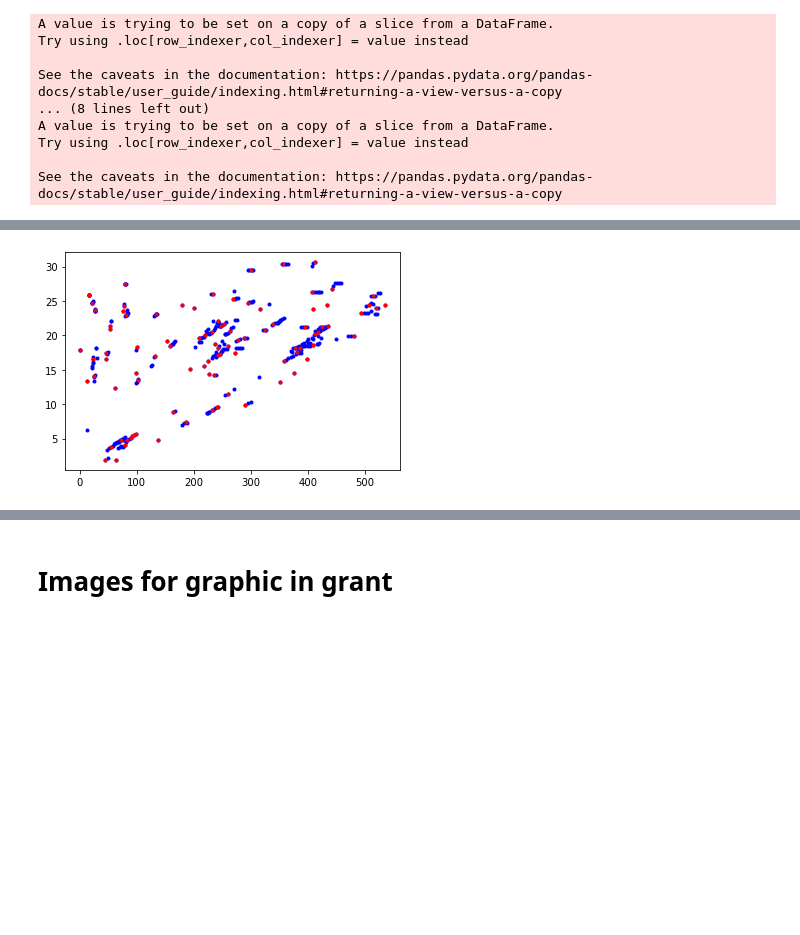
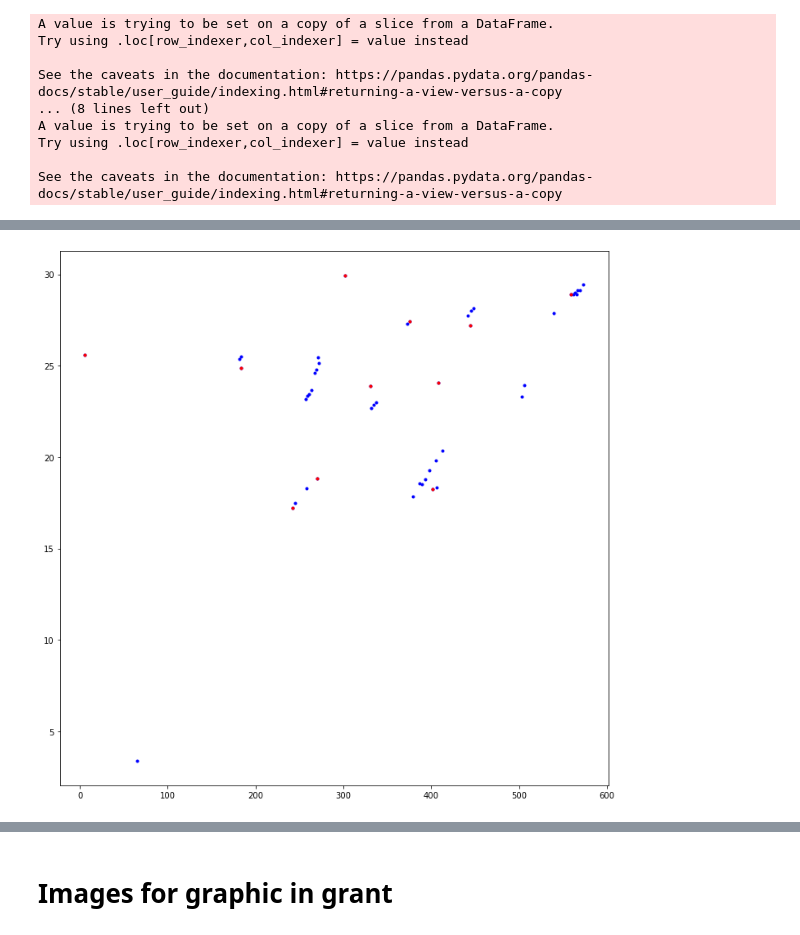
Before and after one commit to mjyb16/DESI_clusters_dumping_ground, a Jupyter notebook: DESI_Looped.ipynb, the cells around one changed output, grey strips where cells are left out. Cells and saved outputs as stored; diff of their text form; code cells hidden in the pictures; blank space fills up the shorter version.

```diff
--- a/DESI_Looped.ipynb
+++ b/DESI_Looped.ipynb
@@ -228,5 +173,5 @@ print((r**a)*(np.e**-(r**b)))
 # %%
-sample_real = binned[40]
+"""sample_real = binned[40]
 massive_sample = sample_real[sample_real.mass>11]
 if len(massive_sample)>0:
     massive_tree = spatial.cKDTree(massive_sample[["x", "y"]], copy_data = True)
@@ -242,5 +187,5 @@ if len(massive_sample)>0:
     sample.reset_index(inplace=True)
     massive_sample.reset_index(inplace=True)
     massive_sample["neighbor_numbers"] = pd.Series(neighbors)
-    massive_sample["neighbors"] = pd.Series(counts)
+    massive_sample["neighbors"] = pd.Series(counts)"""
 # %% [output]
@@ -297,6 +224,13 @@ def mclusters(binned, binned_g, C = 2.5, r = 2):
         for i in range (0, len(massive_sample)):
             massive_sample["med_red"][i] = np.median(reds[massive_sample.neighbor_numbers[i]])
 
+        massive_sample["mean_x"] = np.zeros(len(massive_sample))
+        for i in range (0, len(massive_sample)):
+            massive_sample["mean_x"][i] = np.mean(sample.x[massive_sample.neighbor_numbers[i]])
+        massive_sample["mean_y"] = np.zeros(len(massive_sample))
+        for i in range (0, len(massive_sample)):
+            massive_sample["mean_y"][i] = np.mean(sample.y[massive_sample.neighbor_numbers[i]])
+
         threshold = C*np.median(counts)
         clusters = massive_sample[massive_sample.neighbors>=threshold]
 
@@ -317,6 +251,7 @@ def mclusters(binned, binned_g, C = 2.5, r = 2):
                     for index2 in gal.cluster_neighbor_numbers:
                         if clusters.at[index2, "ncluster"] == 0:
                             clusters.at[index2, "ncluster"] = clusternum
+
                     clusternum+=1
 
             cluster_center = clusters.sort_values(by = ['ncluster','mass'], ascending = False).groupby('ncluster').head(1)
@@ -333,7 +279,7 @@ cluster_bins = []
 cluster_gal_bins = []
 delayed_results = []
 for b in range(len(binned)):
-    delayed_result = mclusters(binned[b], binned_g[b])
+    delayed_result = mclusters(binned[b], binned_g[b], r=5)
     delayed_results.append(delayed_result)
 # %%
 results = dask.compute(*delayed_results)
@@ -444,28 +338,0 @@ cluster_centrals.head()
-# %%
-"""r = 10
-cluster_tree_3D = spatial.cKDTree(cluster_centrals[["x", "y", "mean_red_z_scaled"]])
-cluster_tree2_3D = spatial.cKDTree(cluster_centrals[["x", "y", "mean_red_z_scaled"]].copy())
-neighbors_c_3D = cluster_tree_3D.query_ball_tree(cluster_tree2_3D, r)
-cluster_centrals.reset_index(drop= True, inplace=True)
-cluster_centrals["cluster_neighbor_numbers_3D"] = pd.Series(neighbors_c_3D)
-
-cluster_centrals.sort_values("mass", inplace = True)
-cluster_centrals["ncluster_3D"] = np.zeros(len(cluster_centrals))
-clusternum = 1
-
-# astropy skycoords: find delta(angle), delta(z) that correspond to r = 2 at the redshift of the most massive galaxy in the cluster
-#    binned[i]["y"] = cos.comoving_distance(most_massive_galaxy_redshift)*binned[i]["DEC_r"]
-#    binned[i]["x"] = cos.comoving_distance(most_massive_galaxy_redshift)*binned[i]["RA_r"]*np.cos(binned[i]["DEC_r"])
-# Add dx and dy in quadrature, check if delta(rho) is less than 2 using array[condition]
-# delta(z) = .1
-# Check if object is within all 3 deltas of the other object
-
-for index, gal in cluster_centrals.iterrows():
-    if gal.ncluster_3D == 0:
-        gal.ncluster_3D = clusternum
-        for index2 in gal.cluster_neighbor_numbers_3D:
-            if cluster_centrals.at[index2, "ncluster_3D"] == 0:
-                cluster_centrals.at[index2, "ncluster_3D"] = clusternum
-                clusternum+=1
-
-cluster_centrals_3D = cluster_centrals.sort_values(by = ['ncluster_3D','mass'], ascending = False).groupby('ncluster_3D').head(1)"""
@@ -490,13 +339,14 @@ cluster_centrals_3D.head()
 # %%
+plt.figure(figsize=(12, 12))
 cluster_plot_slice = cluster_centrals_3D[np.logical_and(cluster_centrals_3D.y<=-12, cluster_centrals_3D.y>=-16)]
 cluster_plot_slice2 = cluster_centrals[np.logical_and(cluster_centrals.y<=-12, cluster_centrals.y>=-16)]
 plt.plot(cluster_plot_slice2.x, cluster_plot_slice2.mean_red_z_scaled, ".b")
 """plt.ylim(4, 6)
 plt.xlim(70, 80)"""
 plt.plot(cluster_plot_slice.x, cluster_plot_slice.mean_red_z_scaled, ".r")
 plt.show()
 # %% [output]
-[figure, old version]
+[figure, new version]
 # %%
 cluster_centrals_3D[["RA", "DEC"]].head(30)
 # %% [output]
```
Also changed, not shown: parts of 38 cells of this notebook, 32 other files.
